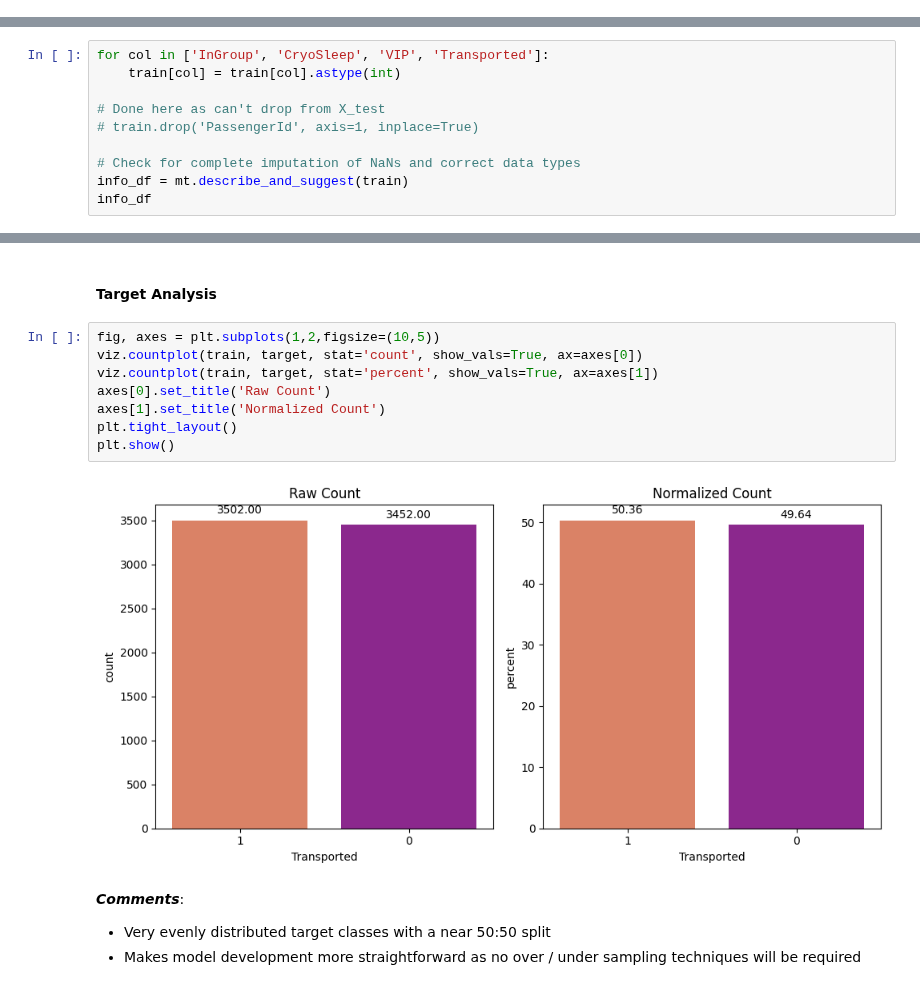
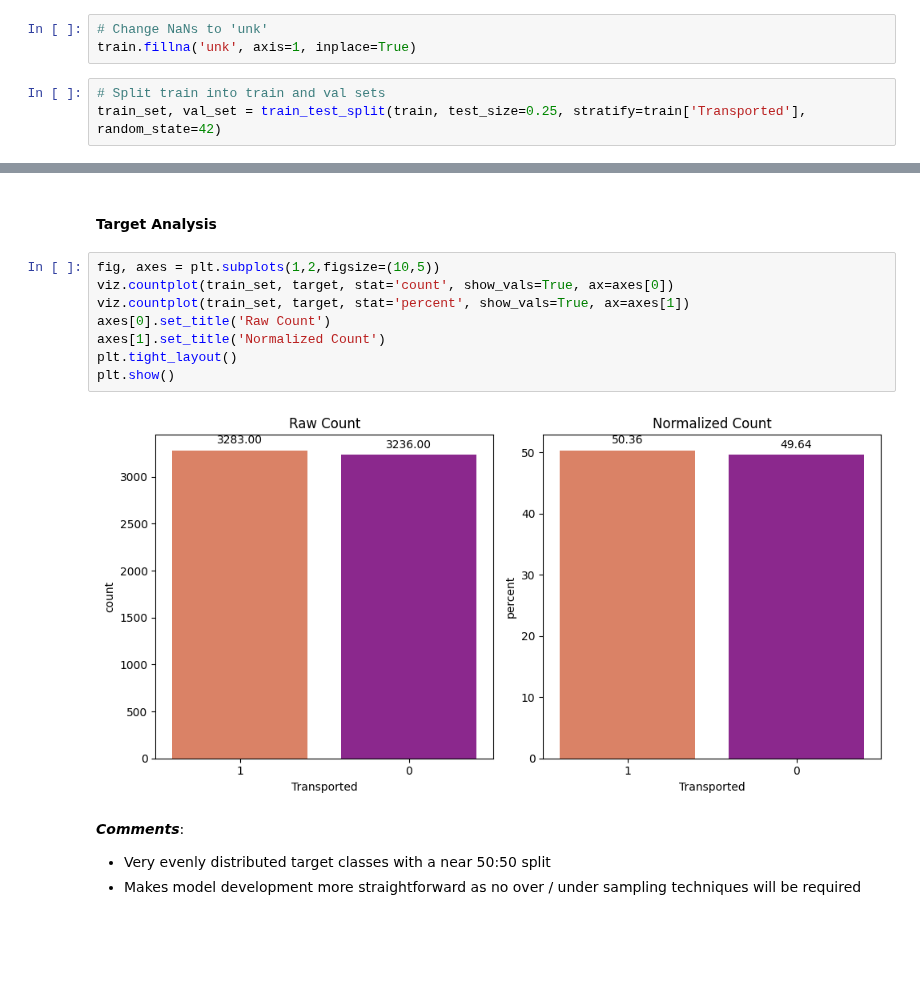
Before and after one commit to mailliwJ/spaceTitanic, a Jupyter notebook: notebooks/episode_I.ipynb, the cells around one changed output, grey strips where cells are left out. Drawn from its saved outputs; the diff is of its cells as text; blank space fills up the shorter version.

```diff
--- a/notebooks/episode_I.ipynb
+++ b/notebooks/episode_I.ipynb
@@ -162,0 +168,6 @@ train.head()
+# %%
+# Change NaNs to 'unk'
+train.fillna('unk', axis=1, inplace=True)
+# %%
+# Split train into train and val sets
+train_set, val_set = train_test_split(train, test_size=0.25, stratify=train['Transported'], random_state=42)
@@ -289,10 +309,0 @@ train = train[ordered]
-# %%
-for col in ['InGroup', 'CryoSleep', 'VIP', 'Transported']:
-    train[col] = train[col].astype(int)
-
-# Done here as can't drop from X_test
-# train.drop('PassengerId', axis=1, inplace=True)
-
-# Check for complete imputation of NaNs and correct data types
-info_df = mt.describe_and_suggest(train)
-info_df
@@ -432,14 +451,14 @@ cat_cols.remove('Transported')
 #### Target Analysis
 # %%
 fig, axes = plt.subplots(1,2,figsize=(10,5))
-viz.countplot(train, target, stat='count', show_vals=True, ax=axes[0])
-viz.countplot(train, target, stat='percent', show_vals=True, ax=axes[1])
+viz.countplot(train_set, target, stat='count', show_vals=True, ax=axes[0])
+viz.countplot(train_set, target, stat='percent', show_vals=True, ax=axes[1])
 axes[0].set_title('Raw Count')
 axes[1].set_title('Normalized Count')
 plt.tight_layout()
 plt.show()
 # %% [output]
-[figure, old version]
+[figure, new version]
 # %% [markdown]
 ***Comments***:
 - Very evenly distributed target classes with a near 50:50 split
```
Also changed, not shown: parts of 24 cells of this notebook, 3 other files.
